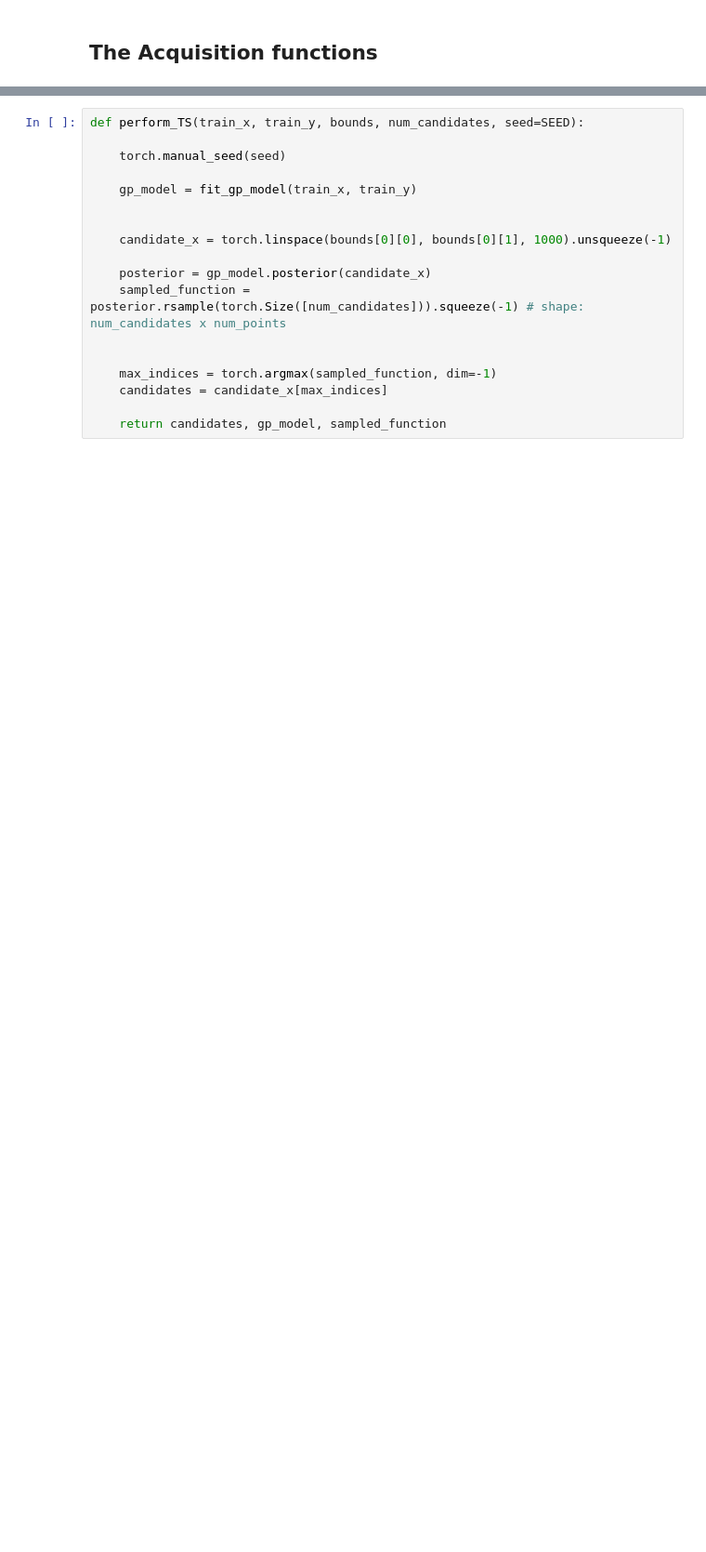
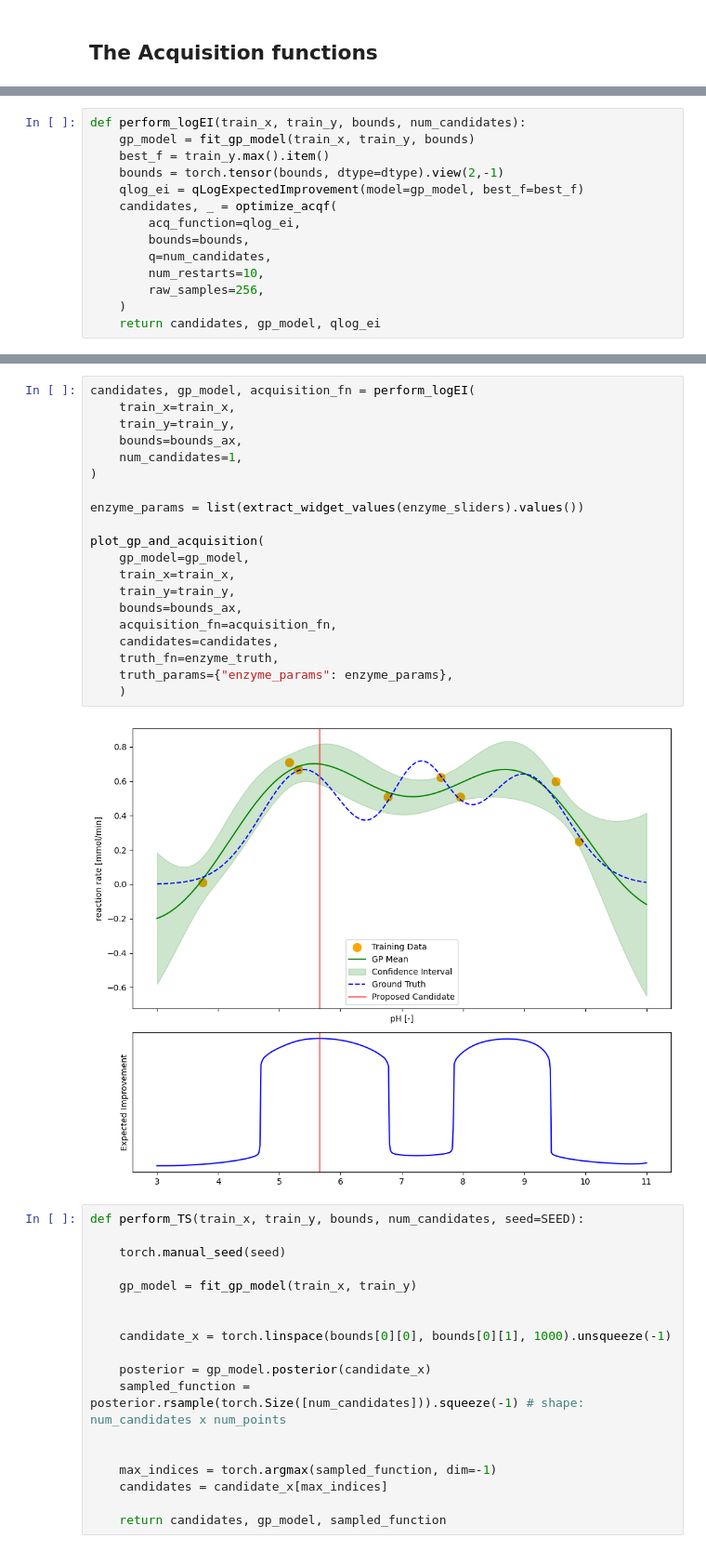
Before and after one commit to lhelleckes/BO_Empirical_Examples, a Jupyter notebook: simple_example.ipynb, the cells around one changed output, grey strips where cells are left out. Shown at 93% size. Cells and saved outputs as stored; diff of their text form; blank space fills up the shorter version.

```diff
--- a/simple_example.ipynb
+++ b/simple_example.ipynb
@@ -319,3 +332,17 @@ def perform_EI(train_x, train_y, bounds, num_candidates):
         raw_samples=256,
     )
     return candidates, gp_model, qei
+# %%
+def perform_logEI(train_x, train_y, bounds, num_candidates):
+    gp_model = fit_gp_model(train_x, train_y, bounds)
+    best_f = train_y.max().item()
+    bounds = torch.tensor(bounds, dtype=dtype).view(2,-1)
+    qlog_ei = qLogExpectedImprovement(model=gp_model, best_f=best_f)
+    candidates, _ = optimize_acqf(
+        acq_function=qlog_ei,
+        bounds=bounds,
+        q=num_candidates,
+        num_restarts=10,
+        raw_samples=256,
+    )
+    return candidates, gp_model, qlog_ei
@@ -322,3 +455,25 @@ def perform_EI(train_x, train_y, bounds, num_candidates):
+# %%
+candidates, gp_model, acquisition_fn = perform_logEI(
+    train_x=train_x,
+    train_y=train_y,
+    bounds=bounds_ax,
+    num_candidates=1,
+)
+
+enzyme_params = list(extract_widget_values(enzyme_sliders).values())
+
+plot_gp_and_acquisition(
+    gp_model=gp_model,
+    train_x=train_x,
+    train_y=train_y,
+    bounds=bounds_ax,
+    acquisition_fn=acquisition_fn,
+    candidates=candidates,
+    truth_fn=enzyme_truth,
+    truth_params={"enzyme_params": enzyme_params},
+    )
+# %% [output]
+[figure, added]
 # %%
 def perform_TS(train_x, train_y, bounds, num_candidates, seed=SEED):
 
```
Also changed, not shown: parts of 14 cells of this notebook, 1 other file.
